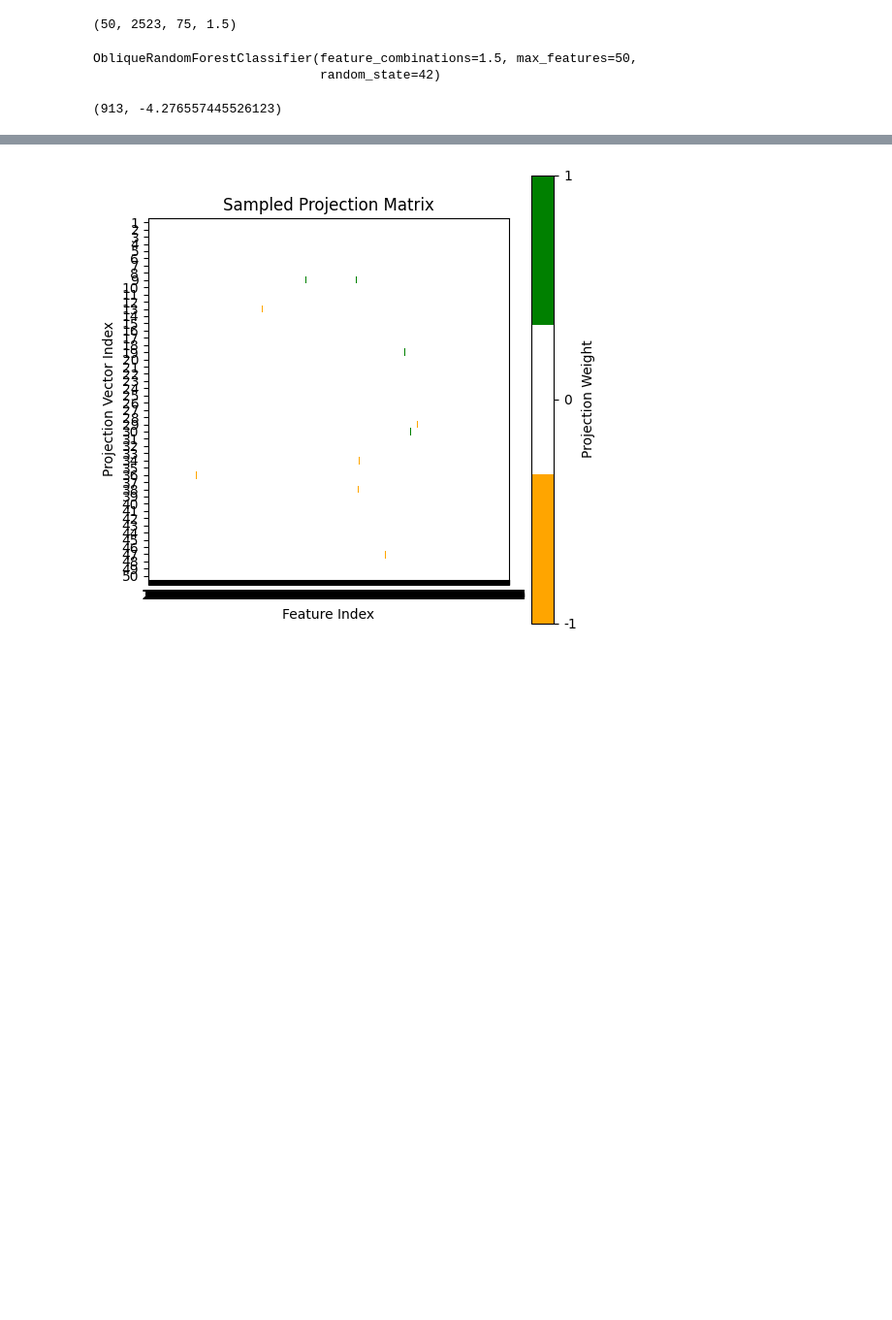
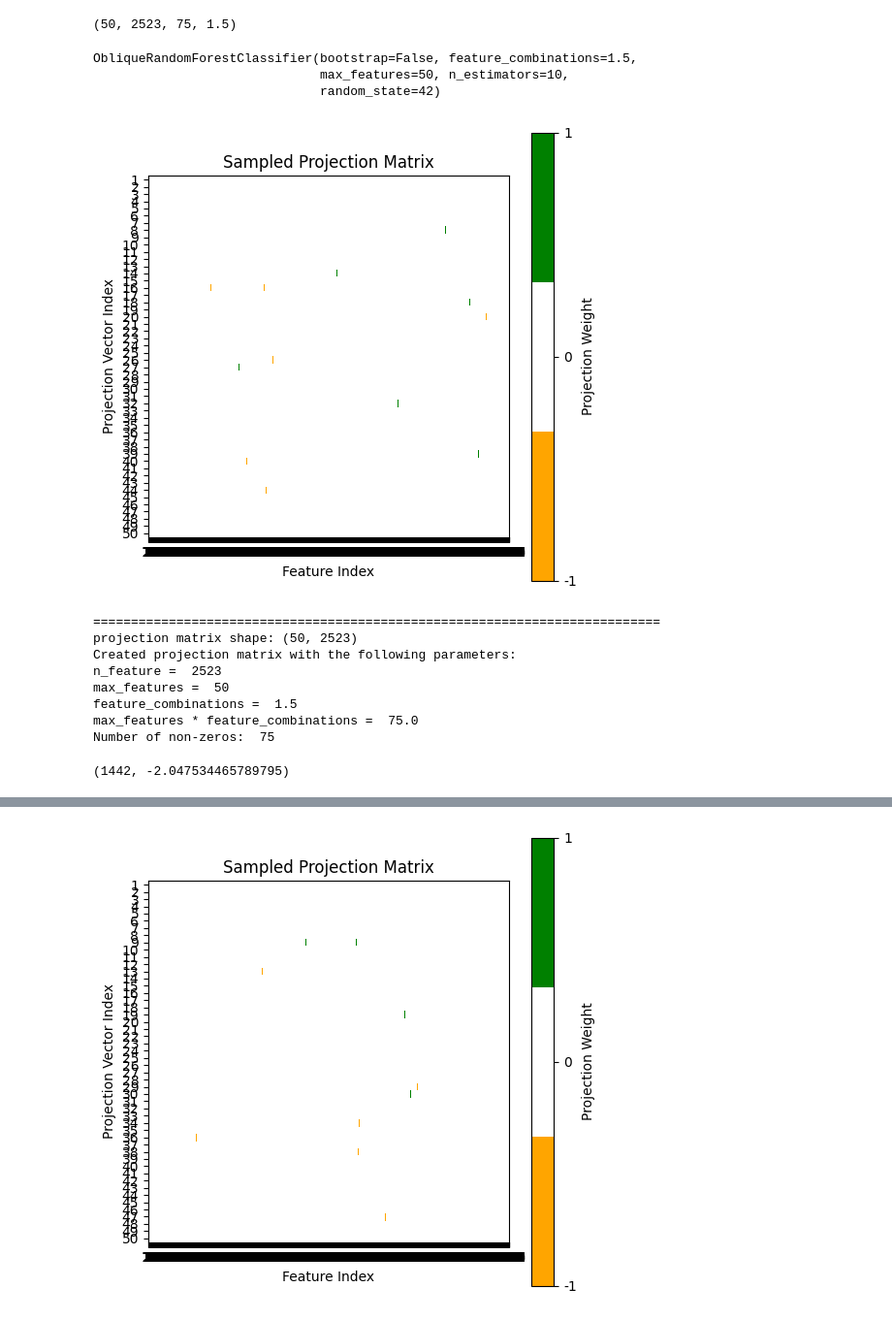
Before and after one commit to ClarkXu0625/treeple, a Jupyter notebook: clark/plot_projection.ipynb, the cells around one changed output, grey strips where cells are left out. Shown at 97% size. Drawn from its saved outputs; the diff is of its cells as text; code cells hidden in the pictures; blank space fills up the shorter version.

Commit message:
update plotting and get_stat function

```diff
--- a/clark/plot_projection.ipynb
+++ b/clark/plot_projection.ipynb
@@ -310,8 +364,13 @@ get_stats(proj_matrix)
 # %%
 from treeple.tree._oblique_splitter import BestObliqueSplitter
 
-model = ObliqueRandomForestClassifier(n_estimators=100, max_features=50, random_state=42, feature_combinations=1.5)
+model = ObliqueRandomForestClassifier(n_estimators=10,
+                                      max_features=50,
+                                      random_state=42,
+                                      feature_combinations=1.5,
+                                      bootstrap=False)
 model.fit(X,y)
 # %% [output]
-ObliqueRandomForestClassifier(feature_combinations=1.5, max_features=50,
+ObliqueRandomForestClassifier(bootstrap=False, feature_combinations=1.5,
+                              max_features=50, n_estimators=10,
                               random_state=42)
@@ -324,4 +377,17 @@ n_nonzeros =  len(pairs)
+# %%
+
+projection_matrix, n_nonzeros, n_rows, n_nonzeros_per_row = get_matrics_stats(model, 1, X.shape[1], plot_fig=True, feature_combinations=1.5)
+# %% [output]
+[figure, added]
+===========================================================================
+projection matrix shape: (50, 2523)
+Created projection matrix with the following parameters:
+n_feature =  2523
+max_features =  50
+feature_combinations =  1.5
+max_features * feature_combinations =  75.0
+Number of non-zeros:  75
 # %%
 model[0].first_best_split_
 # %% [output]
-(913, -4.276557445526123)
+(1442, -2.047534465789795)
```
Also changed, not shown: parts of 4 cells of this notebook.
